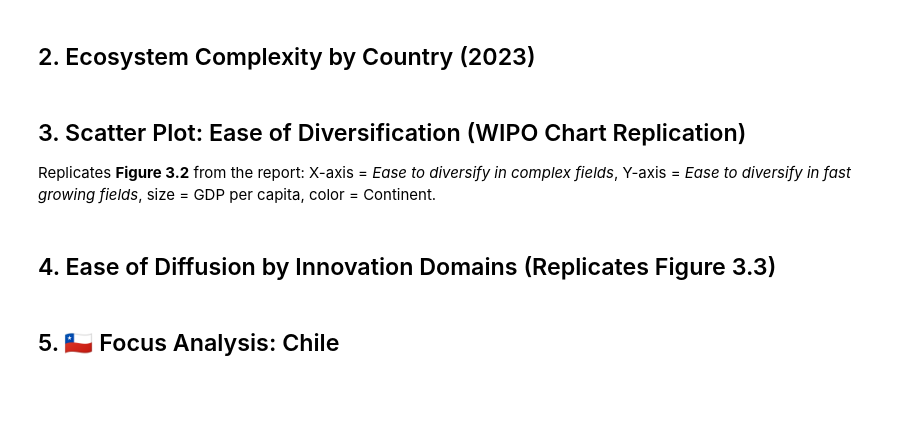
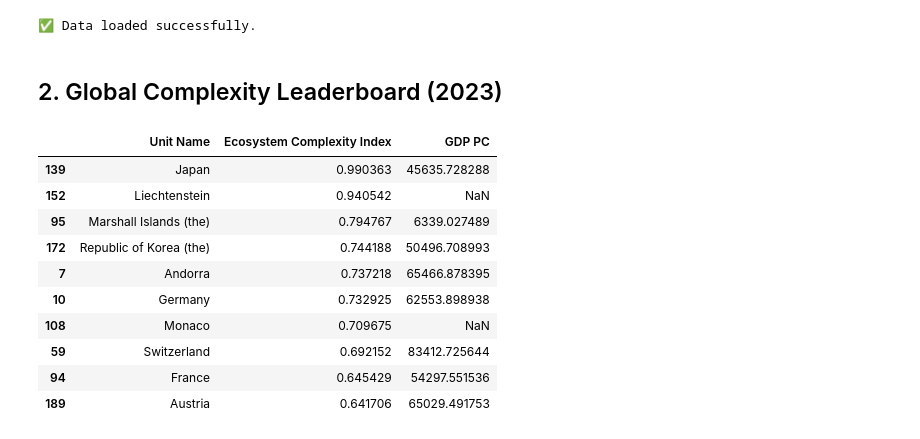
Before and after one commit to cnavarreteliz/wipo, a Jupyter notebook: analysis.ipynb, the cells around one changed output. Saved outputs shown, nothing was run; the diff lists cells and outputs as text; code cells hidden in the pictures; blank space fills up the shorter version.

```diff
--- a/analysis.ipynb
+++ b/analysis.ipynb
@@ -48,21 +5,18 @@ print('✅ Libraries and configuration loaded')
 # %%
+import pandas as pd
+import matplotlib.pyplot as plt
+import warnings
+warnings.filterwarnings('ignore')
+
+# 1. Load Core Data
 outputs = pd.read_parquet('data/outputs.parquet')
 caps = pd.read_parquet('data/capabilities.parquet')
-dens = pd.read_parquet('data/densities.parquet')
 pots = pd.read_parquet('data/potentials.parquet')
 uc = pd.read_parquet('data/unit_complexities.parquet')
 fc = pd.read_parquet('data/field_complexities.parquet')
 fields = pd.read_parquet('data/fields.parquet')
 units = pd.read_parquet('data/units.parquet')
 
-files_info = {
-    'outputs': outputs, 'capabilities': caps, 'densities': dens,
-    'potentials': pots, 'unit_complexities': uc, 'field_complexities': fc,
-    'fields': fields, 'units': units
-}
-summary = pd.DataFrame({
-    'Rows': {k: v.shape[0] for k, v in files_info.items()},
-    'Columns': {k: v.shape[1] for k, v in files_info.items()},
-})
-print('📊 Dataset summary:')
-display(summary)
+print("✅ Data loaded successfully.")
+# %% [output]
+✅ Data loaded successfully.
@@ -75,15 +23,18 @@ print(f"\nContinents: {units['Continent'].unique().tolist()}")
 # %% [markdown]
-## 2. Ecosystem Complexity by Country (2023)
+## 2. Global Complexity Leaderboard (2023)
 # %%
 latest = uc[uc['Period'] == 2023].merge(units[units['Period'] == 2023], on=['Period', 'Unit'])
-
-# Top 20 by ECI
-top20 = latest.nlargest(20, 'Ecosystem Complexity Index')[['Unit Name', 'Ecosystem Complexity Index', 'Diversity Share', 'GDP PC', 'Continent']]
-top20 = top20.reset_index(drop=True)
-top20.index += 1
-top20.columns = ['Country', 'ECI', 'Diversity', 'GDP per capita', 'Continent']
-display(top20.style.format({'ECI': '{:.2f}', 'Diversity': '{:.1%}', 'GDP per capita': '${:,.0f}'}).bar(subset=['ECI'], color='#2E75B6'))
+top10 = latest.nlargest(10, 'Ecosystem Complexity Index')[['Unit Name', 'Ecosystem Complexity Index', 'GDP PC']]
+display(top10)
+# %% [output]
+|  | Unit Name | Ecosystem Complexity Index | GDP PC |
+| 139 | Japan | 0.990363 | 45635.728288 |
+| 152 | Liechtenstein | 0.940542 | NaN |
+| 95 | Marshall Islands (the) | 0.794767 | 6339.027489 |
+| 172 | Republic of Korea (the) | 0.744188 | 50496.708993 |
+| 7 | Andorra | 0.737218 | 65466.878395 |
+| 10 | Germany | 0.732925 | 62553.898938 |
+| 108 | Monaco | 0.709675 | NaN |
+| 59 | Switzerland | 0.692152 | 83412.725644 |
+| 94 | France | 0.645429 | 54297.551536 |
+| 189 | Austria | 0.641706 | 65029.491753 |
-# %% [markdown]
-## 3. Scatter Plot: Ease of Diversification (WIPO Chart Replication)
-
-Replicates **Figure 3.2** from the report: X-axis = *Ease to diversify in complex fields*, Y-axis = *Ease to diversify in fast growing fields*, size = GDP per capita, color = Continent.
@@ -145,2 +40,0 @@ print('💾 Saved: scatter_ease_of_diversification.png')
-# %% [markdown]
-## 4. Ease of Diffusion by Innovation Domains (Replicates Figure 3.3)
@@ -190,2 +40,0 @@ print('💾 Saved: scatter_ease_of_diffusion_domains.png')
-# %% [markdown]
-## 5. 🇨🇱 Focus Analysis: Chile
```
Also changed, not shown: parts of 27 cells of this notebook, 3 other files.
